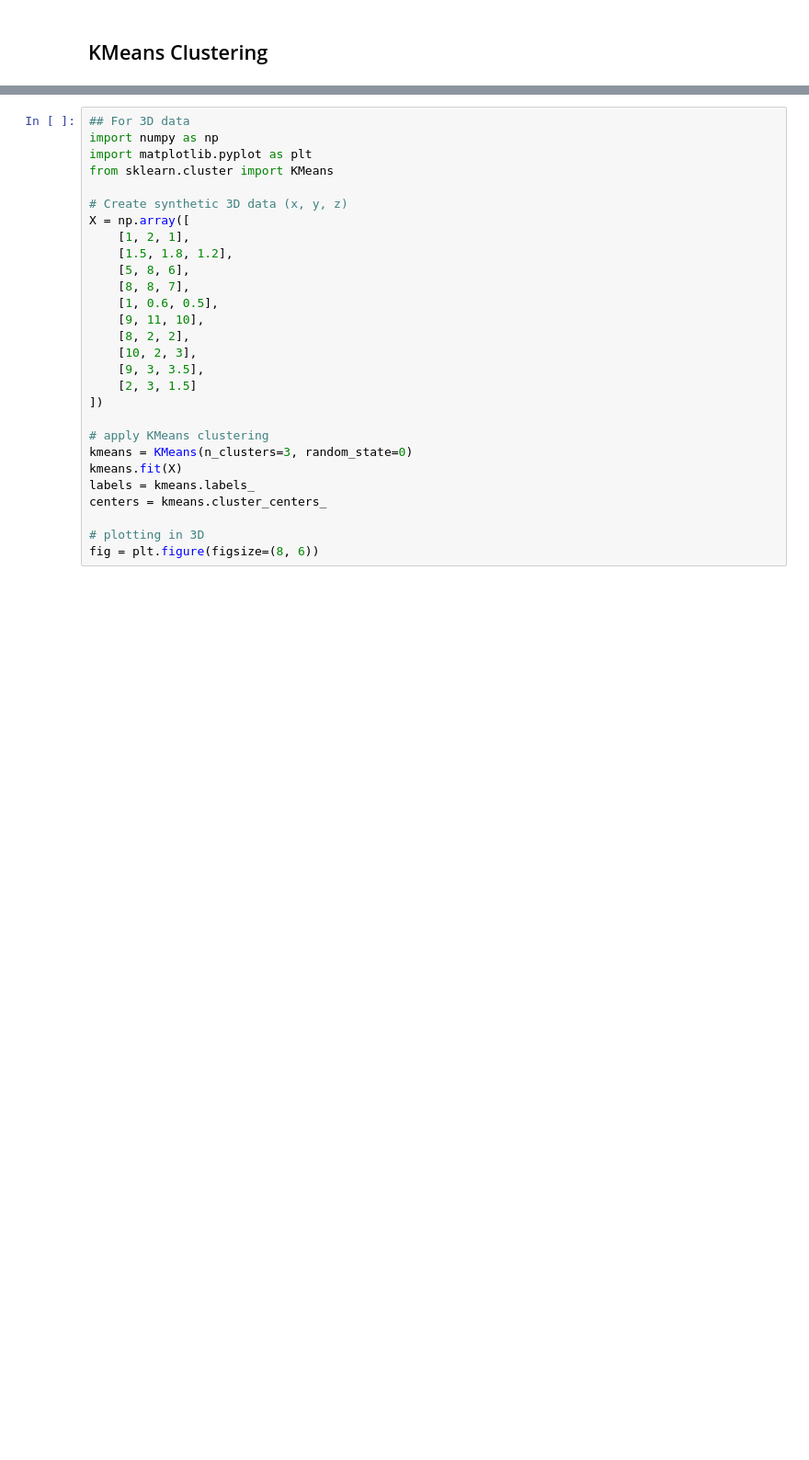
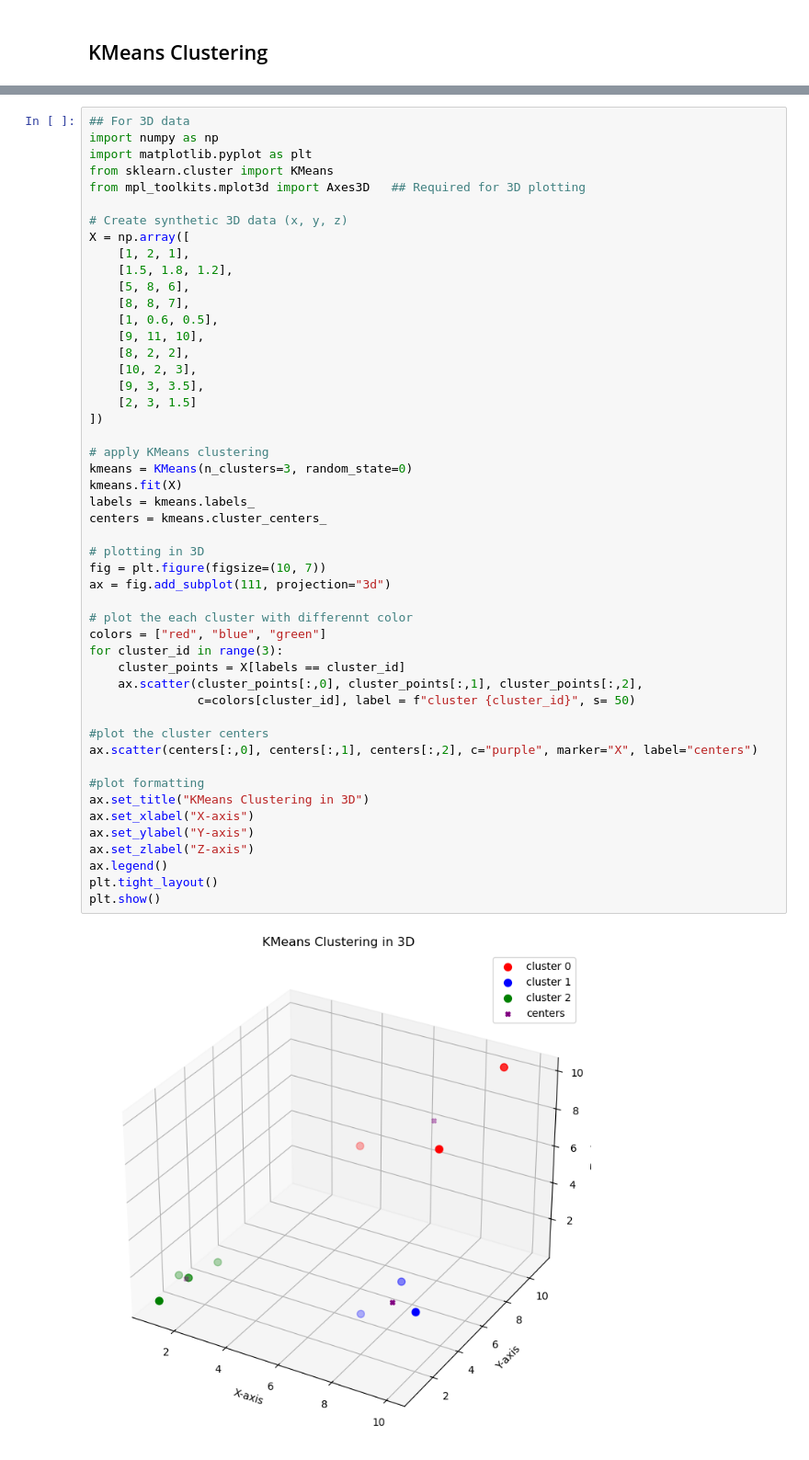
Before and after one commit to anish-upreti/Data-Science-and-ML-with-python, a Jupyter notebook: k_means_clustering.ipynb, the cells around one changed output, grey strips where cells are left out. Shown at 92% size. Saved outputs shown, nothing was run; the diff lists cells and outputs as text; blank space fills up the shorter version.

```diff
--- a/k_means_clustering.ipynb
+++ b/k_means_clustering.ipynb
@@ -89,28 +87,51 @@ plt.show()
 # %%
 ## For 3D data
 import numpy as np
 import matplotlib.pyplot as plt
 from sklearn.cluster import KMeans
+from mpl_toolkits.mplot3d import Axes3D   ## Required for 3D plotting
 
 # Create synthetic 3D data (x, y, z)
 X = np.array([
     [1, 2, 1],
     [1.5, 1.8, 1.2],
     [5, 8, 6],
     [8, 8, 7],
     [1, 0.6, 0.5],
     [9, 11, 10],
     [8, 2, 2],
     [10, 2, 3],
     [9, 3, 3.5],
     [2, 3, 1.5]
 ])
 
 # apply KMeans clustering
 kmeans = KMeans(n_clusters=3, random_state=0)
 kmeans.fit(X)
 labels = kmeans.labels_
 centers = kmeans.cluster_centers_
 
 # plotting in 3D
-fig = plt.figure(figsize=(8, 6))
+fig = plt.figure(figsize=(10, 7))
+ax = fig.add_subplot(111, projection="3d")
+
+# plot the each cluster with differennt color
+colors = ["red", "blue", "green"]
+for cluster_id in range(3):
+    cluster_points = X[labels == cluster_id]
+    ax.scatter(cluster_points[:,0], cluster_points[:,1], cluster_points[:,2],
+               c=colors[cluster_id], label = f"cluster {cluster_id}", s= 50)
+
+#plot the cluster centers
+ax.scatter(centers[:,0], centers[:,1], centers[:,2], c="purple", marker="X", label="centers")
+
+#plot formatting
+ax.set_title("KMeans Clustering in 3D")
+ax.set_xlabel("X-axis")
+ax.set_ylabel("Y-axis")
+ax.set_zlabel("Z-axis")
+ax.legend()
+plt.tight_layout()
+plt.show()
+# %% [output]
+[figure, added]
```
Also changed, not shown: parts of 2 cells of this notebook.
